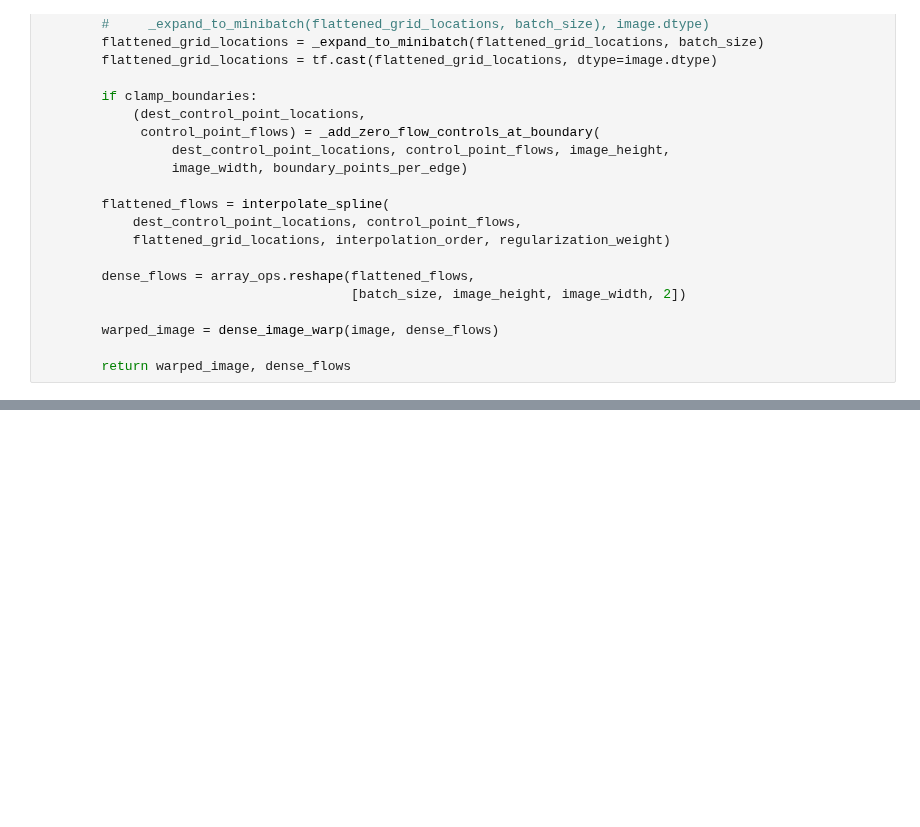
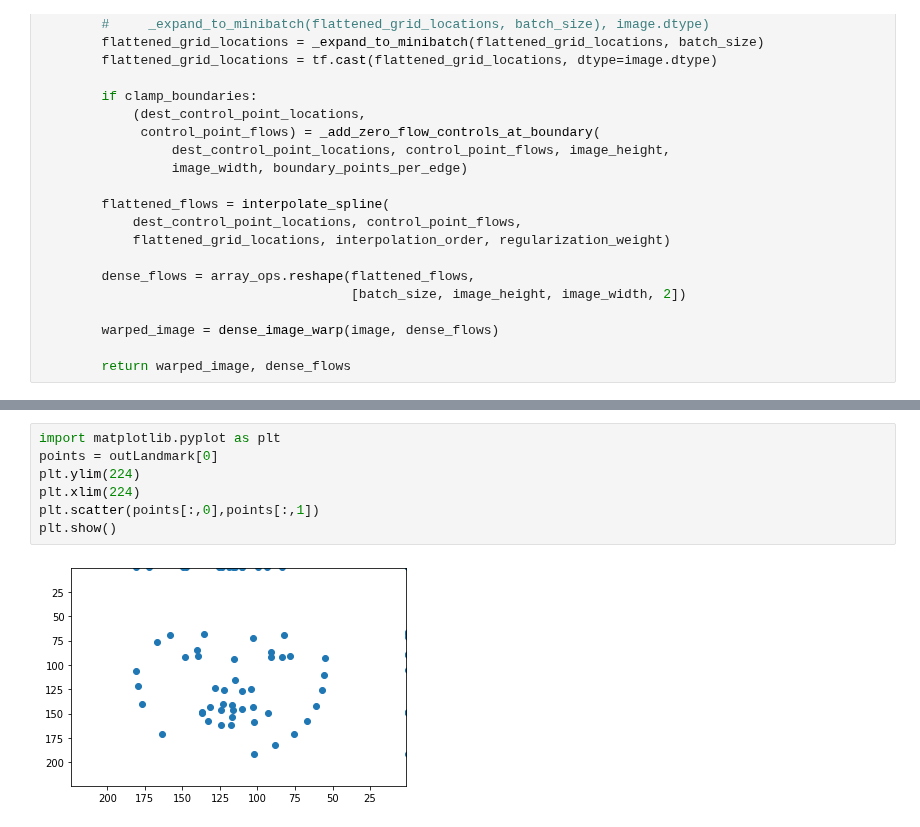
Before and after one commit to antoniomuso/speech2face, a Jupyter notebook: Decoder_with_warping.ipynb, the cells around one changed output, grey strips where cells are left out. Saved outputs shown, nothing was run; the diff lists cells and outputs as text; blank space fills up the shorter version.

```diff
--- a/Decoder_with_warping.ipynb
+++ b/Decoder_with_warping.ipynb
@@ -797,0 +809,9 @@ loss: 21.364277039804765 Steps: 1984/8323
+# %%
+import matplotlib.pyplot as plt
+points = outLandmark[0]
+plt.ylim(224)
+plt.xlim(224)
+plt.scatter(points[:,0],points[:,1])
+plt.show()
+# %% [output]
+[figure, added]
```
Also changed, not shown: parts of 7 cells of this notebook.
